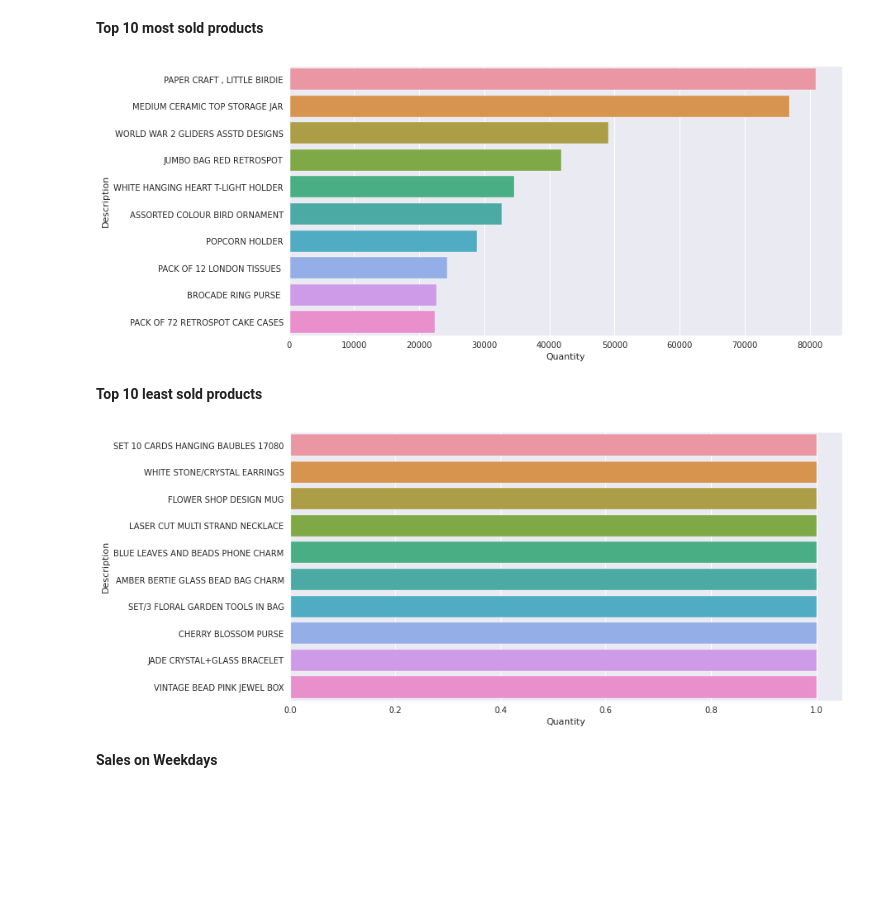
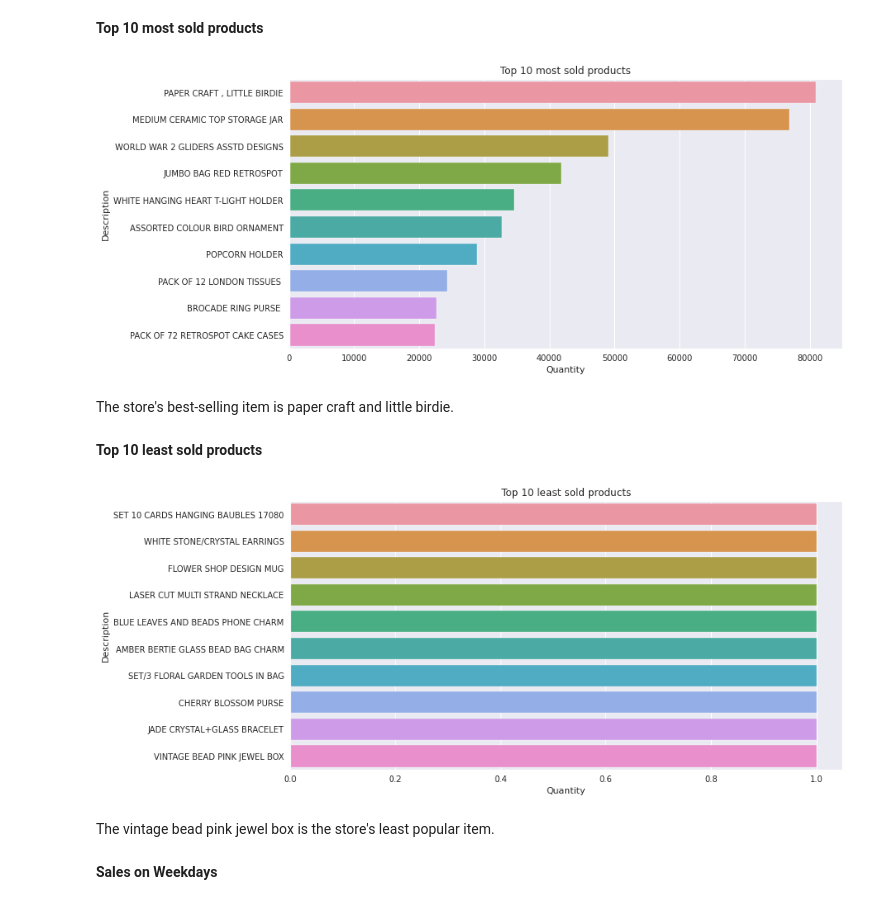
Before and after one commit to RupeshSharma14/Online-Retail-Customer-Segmentation, a Jupyter notebook: Online_Retail_Customer_Segmentation.ipynb, the cells around one changed output. Saved outputs shown, nothing was run; the diff lists cells and outputs as text; code cells hidden in the pictures; blank space fills up the shorter version.

```diff
--- a/Online_Retail_Customer_Segmentation.ipynb
+++ b/Online_Retail_Customer_Segmentation.ipynb
@@ -150,9 +150,9 @@ dtype: object
 # %% [markdown]
 The CustomerID datatype should be object, not float.
 # %%
-#  Converting the data type of "CustomerID" column to an object
+# Converting the data type of "CustomerID" column to an object
 
-# retail_df["CustomerID"] = retail_df["CustomerID"].astype(str)
+retail_df["CustomerID"] = retail_df["CustomerID"].astype(str)
 # %%
 # Extracting new features from InvoiceDate column
 
@@ -357,22 +356,28 @@ The retail store in the United Kingdom has 98 percent repeat customers. The majo
 # %%
 # Visualisation of top 10 most sold products
 
 popular_product = retail_uk_df.groupby(["StockCode", "Description"], as_index = False)["Quantity"].sum().sort_values(by = "Quantity", ascending = False)
 sns.barplot(x = "Quantity", y = "Description", data = popular_product.head(10))
+plt.title("Top 10 most sold products")
 
 plt.show()
 # %% [output]
-[figure, old version]
+[figure, new version]
+# %% [markdown]
+The store's best-selling item is paper craft and little birdie.
 # %% [markdown]
 **Top 10 least sold products**
 # %%
 # Visualisation of top 10 least sold products
 
 sns.barplot(x = "Quantity", y = "Description", data = popular_product.tail(10))
+plt.title("Top 10 least sold products")
 
 plt.show()
 # %% [output]
-[figure, old version]
+[figure, new version]
+# %% [markdown]
+The vintage bead pink jewel box is the store's least popular item.
 # %% [markdown]
 **Sales on Weekdays**
 # %%
```
Also changed, not shown: parts of 98 cells of this notebook.
